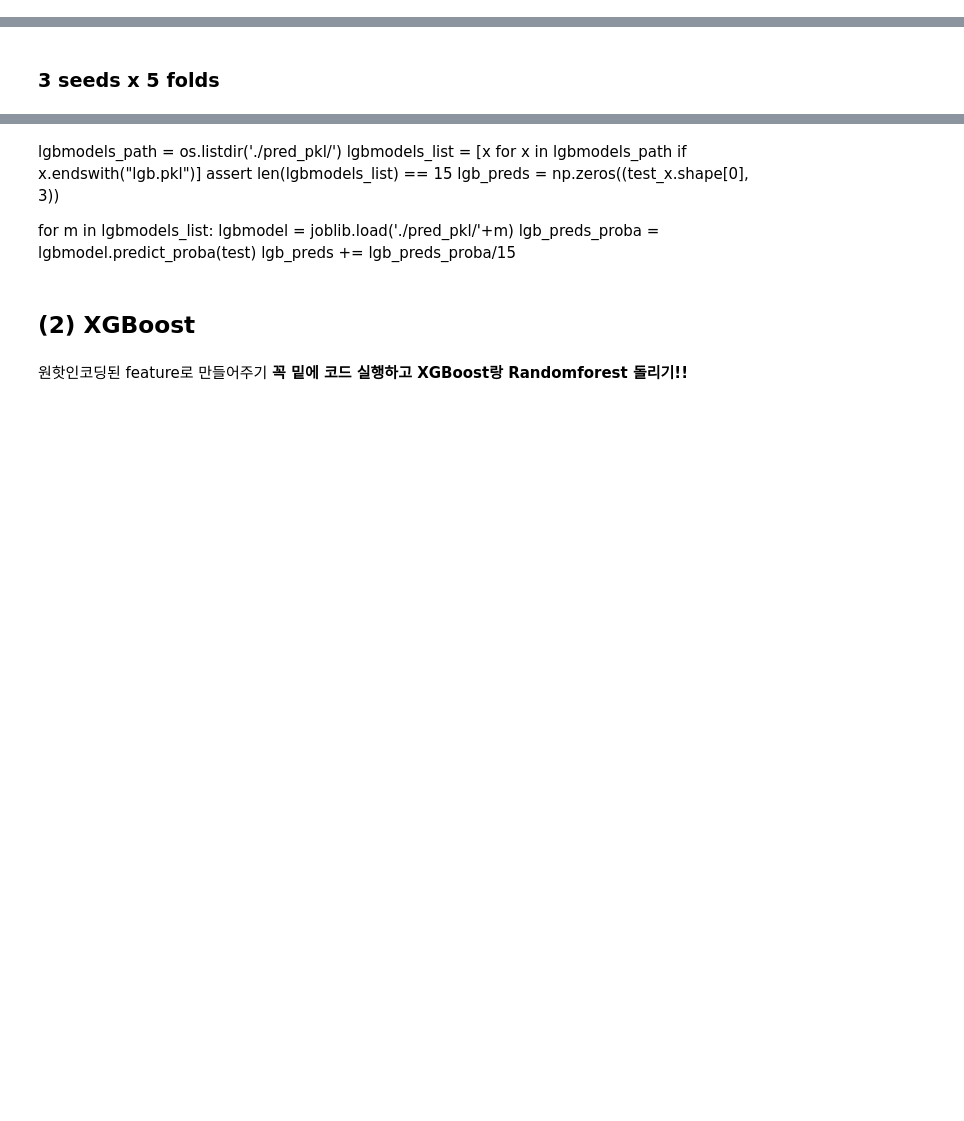
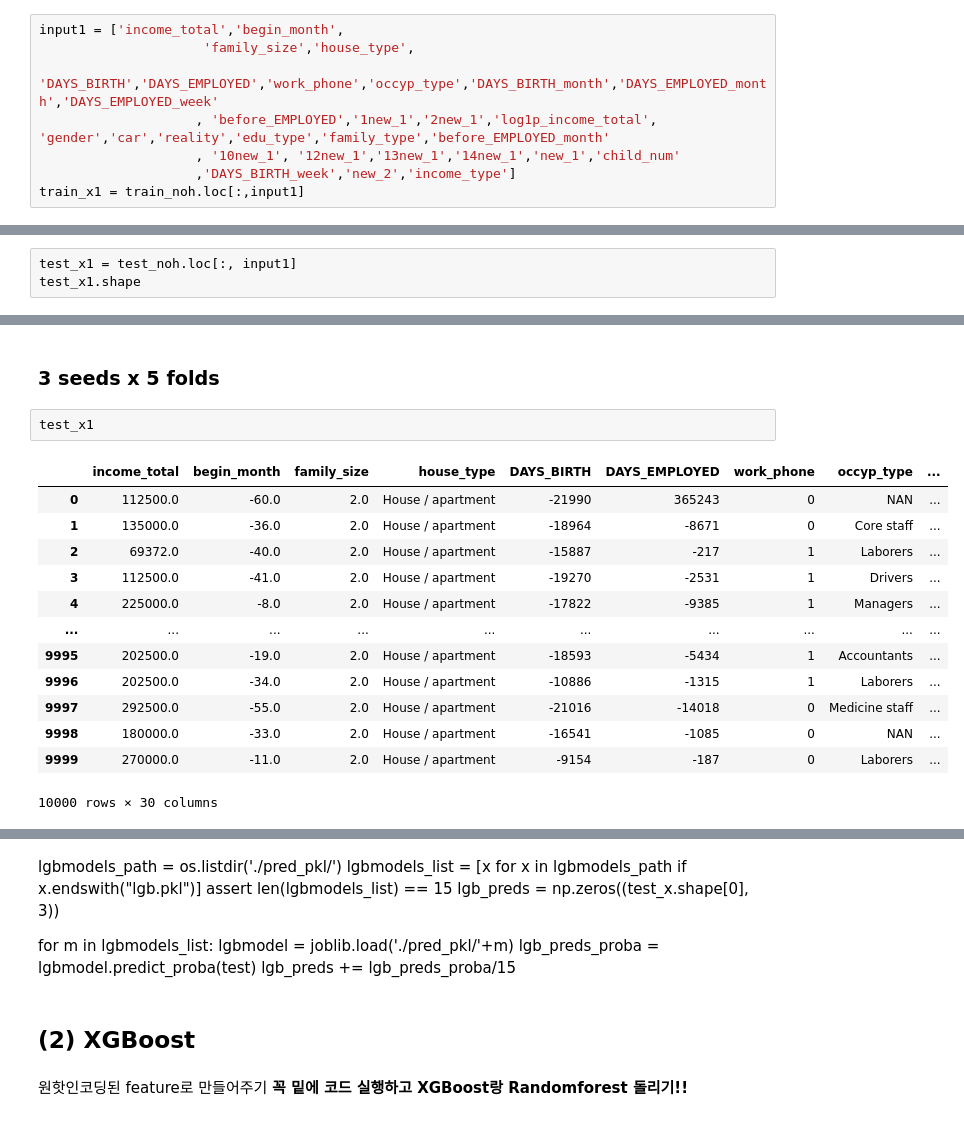
Before and after one commit to AIdward/predict-card-delay-users, a Jupyter notebook: feature.ipynb, the cells around one changed output, grey strips where cells are left out. Cells and saved outputs as stored; diff of their text form; blank space fills up the shorter version.

```diff
--- a/feature.ipynb
+++ b/feature.ipynb
@@ -192,6 +189,14 @@ print(f' multi_logloss: {log_loss(train_y, cv)}')
 score.append(log_loss(train_y, cv))
 # %% [output]
  multi_logloss: 0.71282953909921
+# %%
+input1 = ['income_total','begin_month',
+                     'family_size','house_type',
+                     'DAYS_BIRTH','DAYS_EMPLOYED','work_phone','occyp_type','DAYS_BIRTH_month','DAYS_EMPLOYED_month','DAYS_EMPLOYED_week'
+                    , 'before_EMPLOYED','1new_1','2new_1','log1p_income_total', 'gender','car','reality','edu_type','family_type','before_EMPLOYED_month'
+                    , '10new_1', '12new_1','13new_1','14new_1','new_1','child_num'
+                    ,'DAYS_BIRTH_week','new_2','income_type']
+train_x1 = train_noh.loc[:,input1]
 # %%
 for i in train_columns:
     if i in feature_selection:
@@ -274,0 +235,3 @@ dtype: object
+# %%
+test_x1 = test_noh.loc[:, input1]
+test_x1.shape
@@ -406,5 +350,21 @@ KeyboardInterrupt:
 # %% [markdown]
 ### 3 seeds x 5 folds
+# %%
+test_x1
+# %% [output]
+|  | income_total | begin_month | family_size | house_type | DAYS_BIRTH | DAYS_EMPLOYED | work_phone | occyp_type | ... |
+| 0 | 112500.0 | -60.0 | 2.0 | House / apartment | -21990 | 365243 | 0 | NAN | ... |
+| 1 | 135000.0 | -36.0 | 2.0 | House / apartment | -18964 | -8671 | 0 | Core staff | ... |
+| 2 | 69372.0 | -40.0 | 2.0 | House / apartment | -15887 | -217 | 1 | Laborers | ... |
+| 3 | 112500.0 | -41.0 | 2.0 | House / apartment | -19270 | -2531 | 1 | Drivers | ... |
+| 4 | 225000.0 | -8.0 | 2.0 | House / apartment | -17822 | -9385 | 1 | Managers | ... |
+| ... | ... | ... | ... | ... | ... | ... | ... | ... | ... |
+| 9995 | 202500.0 | -19.0 | 2.0 | House / apartment | -18593 | -5434 | 1 | Accountants | ... |
+| 9996 | 202500.0 | -34.0 | 2.0 | House / apartment | -10886 | -1315 | 1 | Laborers | ... |
+| 9997 | 292500.0 | -55.0 | 2.0 | House / apartment | -21016 | -14018 | 0 | Medicine staff | ... |
+| 9998 | 180000.0 | -33.0 | 2.0 | House / apartment | -16541 | -1085 | 0 | NAN | ... |
+| 9999 | 270000.0 | -11.0 | 2.0 | House / apartment | -9154 | -187 | 0 | Laborers | ... |
+10000 rows × 30 columns
 # %%
 lucky_seeds=[42,2019,91373] # Lucky seed 늘려가면서 하기
 for i, seed in enumerate(lucky_seeds):
```
Also changed, not shown: parts of 14 cells of this notebook.
